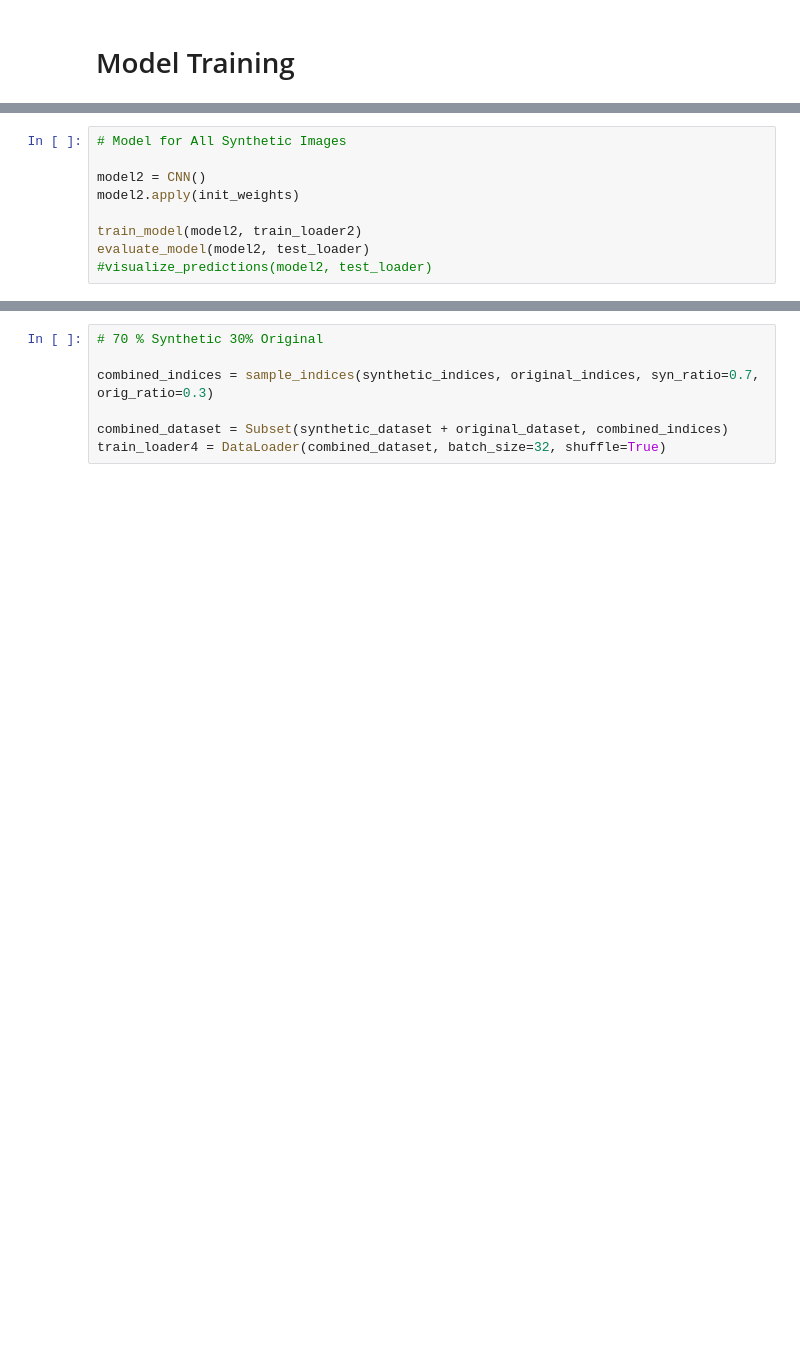
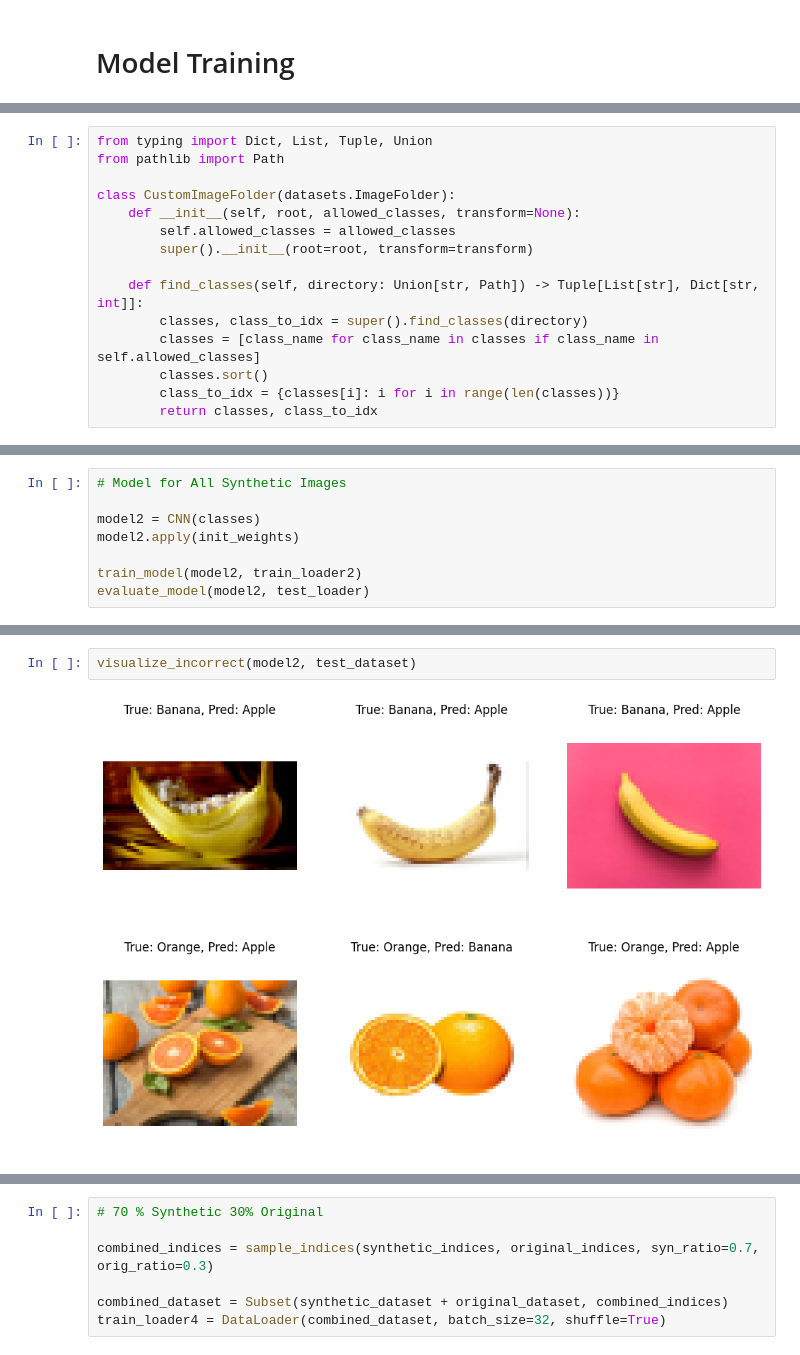
Before and after one commit to DPS100/DataSynthesizer, a Jupyter notebook: model_training.ipynb, the cells around one changed output, grey strips where cells are left out. Cells and saved outputs as stored; diff of their text form; blank space fills up the shorter version.

```diff
--- a/model_training.ipynb
+++ b/model_training.ipynb
@@ -136,3 +192,18 @@ Accuracy: 94.55%
+# %%
+from typing import Dict, List, Tuple, Union
+from pathlib import Path
+
+class CustomImageFolder(datasets.ImageFolder):
+    def __init__(self, root, allowed_classes, transform=None):
+        self.allowed_classes = allowed_classes
+        super().__init__(root=root, transform=transform)
+
+    def find_classes(self, directory: Union[str, Path]) -> Tuple[List[str], Dict[str, int]]:
+        classes, class_to_idx = super().find_classes(directory)
+        classes = [class_name for class_name in classes if class_name in self.allowed_classes]
+        classes.sort()
+        class_to_idx = {classes[i]: i for i in range(len(classes))}
+        return classes, class_to_idx
 # %%
 # Datasets: All Synthetic Images
 
@@ -141,10 +218,9 @@ train_loader2 = DataLoader(dataset=train_dataset2, batch_size=batch_size, shuffl
 # %%
 # Model for All Synthetic Images
 
-model2 = CNN()
+model2 = CNN(classes)
 model2.apply(init_weights)
 
 train_model(model2, train_loader2)
 evaluate_model(model2, test_loader)
-#visualize_predictions(model2, test_loader)
 # %% [output]
@@ -162,3 +238,7 @@ Accuracy: 90.91%
+# %%
+visualize_incorrect(model2, test_dataset)
+# %% [output]
+[figure, added]
 # %%
 # Datasets: Synthetic Images 50% Original 50%
 
```
Also changed, not shown: parts of 13 cells of this notebook.
